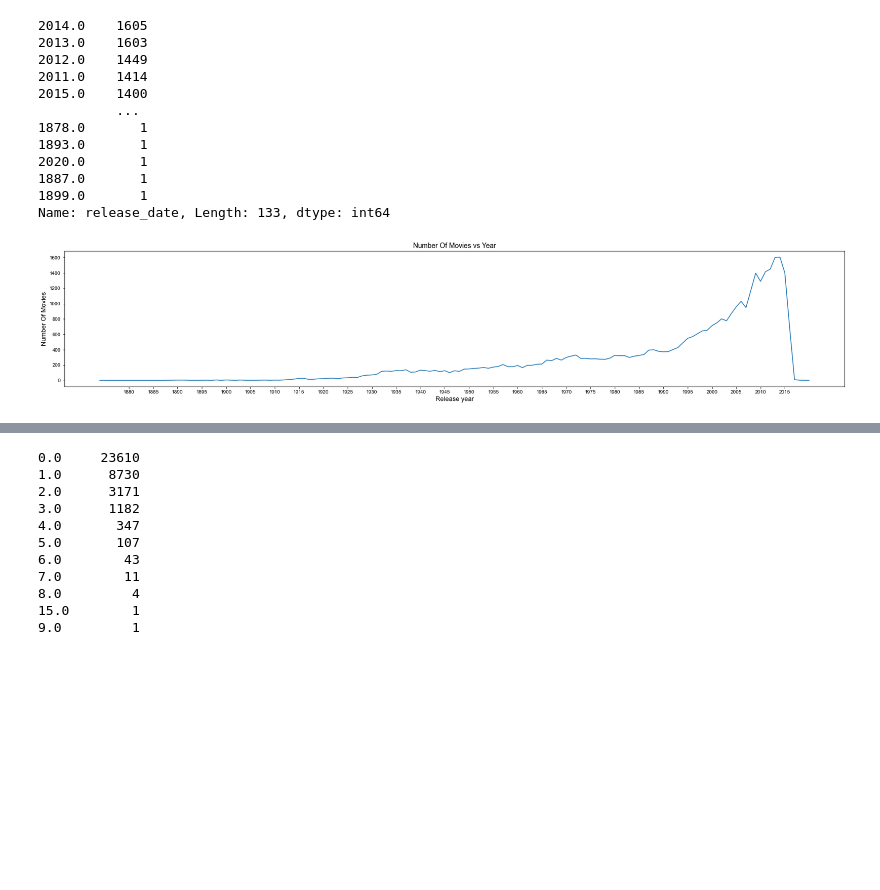
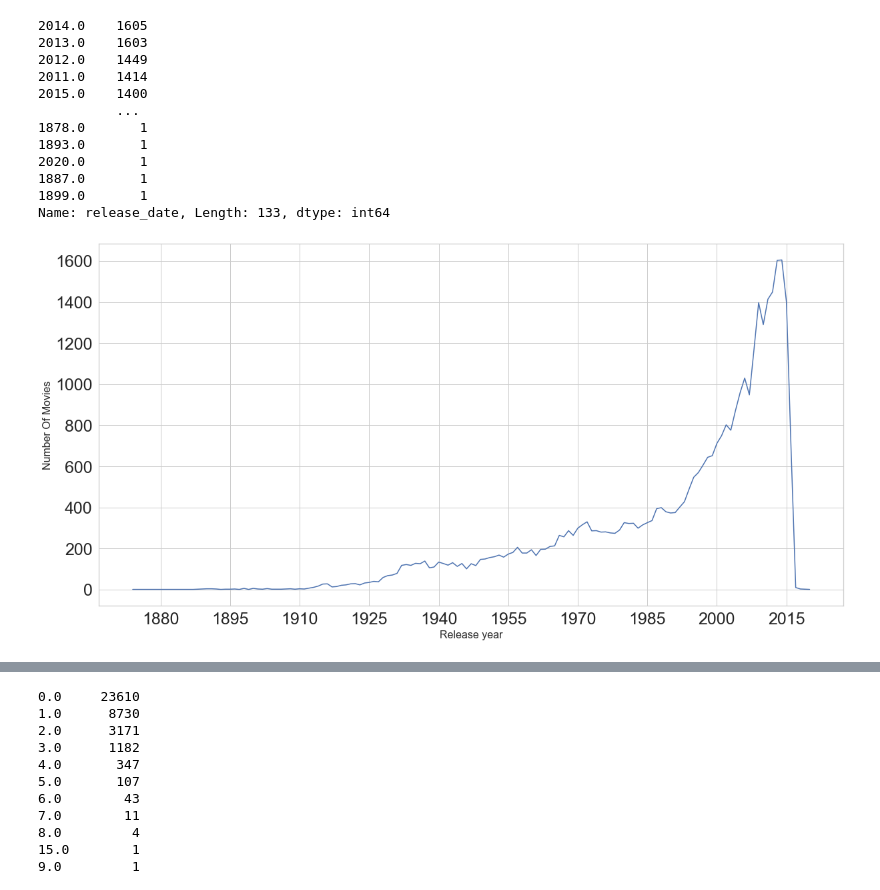
Before and after one commit to PritishWadhwa/IMDb-Movie-Rating-Predictor, a Jupyter notebook: Movies_Rating_Prediction.ipynb, the cells around one changed output, grey strips where cells are left out. Drawn from its saved outputs; the diff is of its cells as text; code cells hidden in the pictures; blank space fills up the shorter version.

```diff
--- a/Movies_Rating_Prediction.ipynb
+++ b/Movies_Rating_Prediction.ipynb
@@ -317,12 +315,15 @@ plt.savefig('Images/genre_word_cloud.png', dpi = 200)
 # %%
-plt.rcParams["figure.figsize"] = (28, 5)
+
+plt.rcParams["figure.figsize"] = (30, 10)
+
 plt.bar(genre_dictionary.keys(),genre_dictionary.values(), color ='maroon',
-        width = 0.6)
+        width = 0.5)
 
 plt.xlabel("GENRE")
 plt.ylabel("No. of movies")
-plt.title("Movies-Genre")
+
+plt.savefig('Images/genre_bar_plot.png', dpi = 200)
 plt.show()
-plt.savefig('Images/genre_bar_plot.png', dpi = 200)
+
 #remove other genre
 # %% [output]
@@ -455,15 +461,19 @@ all_data['release_date'].value_counts()
 Name: release_date, Length: 133, dtype: int64
 # %%
 #make group of the data according to their release year and count the total number of movies in each year and pot.
-all_data.groupby((all_data['release_date'])).count()['id'].plot(xticks = np.arange(1880,2016,5))
+plt.rc('xtick', labelsize=25)    # fontsize of the tick labels
+plt.rc('ytick', labelsize=25)
+all_data.groupby((all_data['release_date'])).count()['id'].plot(xticks = np.arange(1880,2016,15))
 
 #set the figure size and labels
+
 sns.set(rc={'figure.figsize':(20,10)})
-plt.title("Number Of Movies vs Year",fontsize = 14)
-plt.xlabel('Release year',fontsize = 13)
-plt.ylabel('Number Of Movies',fontsize = 13)
+
+plt.xlabel('Release year',fontsize = 16)
+plt.ylabel('Number Of Movies',fontsize = 16)
 #set the style sheet
 sns.set_style("whitegrid")
 plt.savefig('Images/Realease_year_bar_plot.png', dpi = 200)
+plt.show()
 # %% [output]
-[figure, old version]
+[figure, new version]
```
Also changed, not shown: parts of 42 cells of this notebook, 20 other files.
